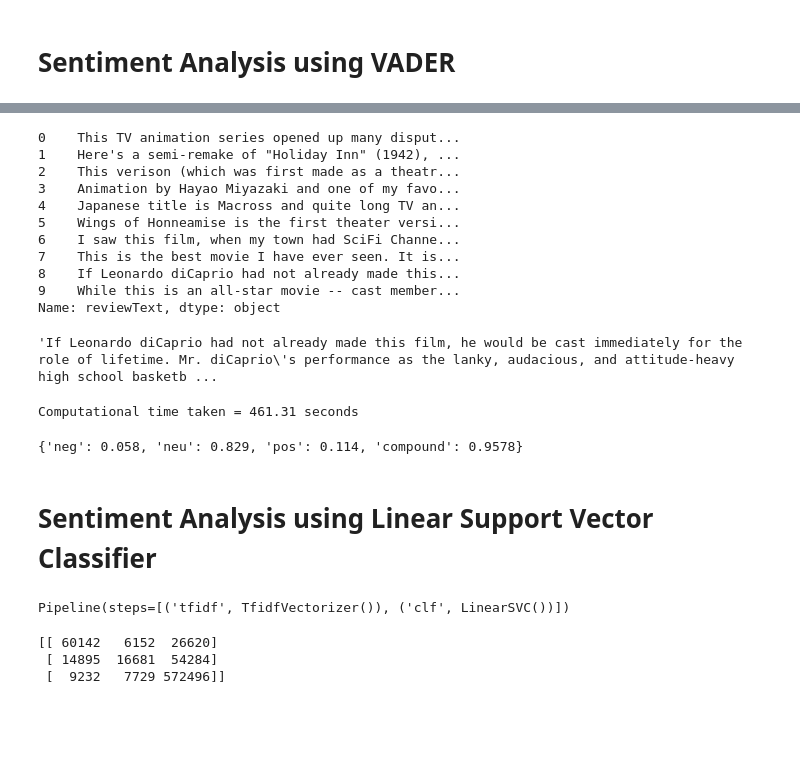
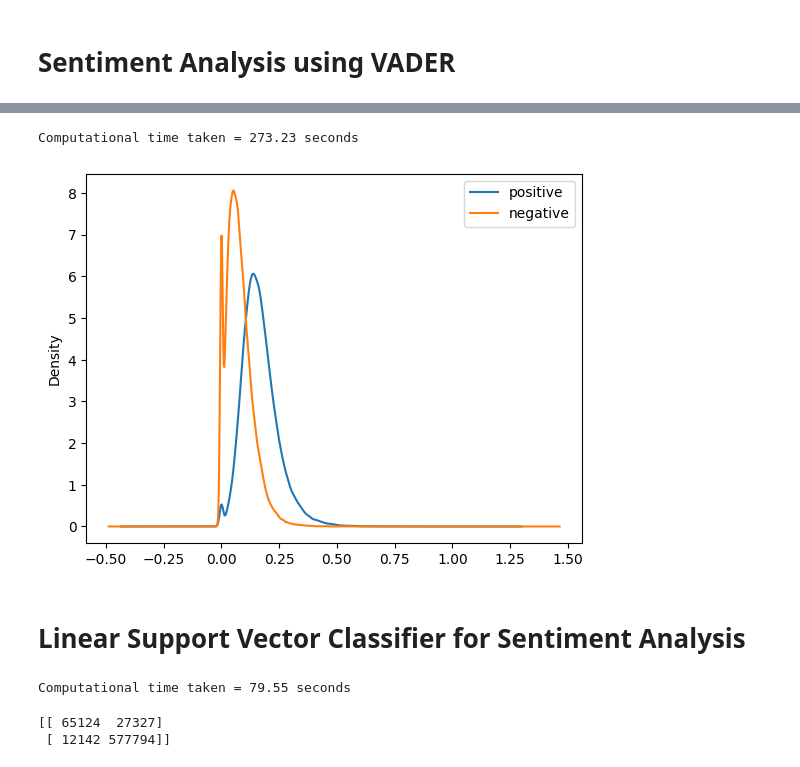
Before and after one commit to BubbleTee97/Time-Series, a Jupyter notebook: xxxv3.ipynb, the cells around one changed output, grey strips where cells are left out. Drawn from its saved outputs; the diff is of its cells as text; code cells hidden in the pictures; blank space fills up the shorter version.

```diff
--- a/xxxv3.ipynb
+++ b/xxxv3.ipynb
@@ -433,41 +450,27 @@ sid = SentimentIntensityAnalyzer()
-# %%
-df_nlp['reviewText'][0:10]
-# %% [output]
-0    This TV animation series opened up many disput...
-1    Here's a semi-remake of "Holiday Inn" (1942), ...
-2    This verison (which was first made as a theatr...
-3    Animation by Hayao Miyazaki and one of my favo...
-4    Japanese title is Macross and quite long TV an...
-5    Wings of Honneamise is the first theater versi...
-6    I saw this film, when my town had SciFi Channe...
-7    This is the best movie I have ever seen. It is...
-8    If Leonardo diCaprio had not already made this...
-9    While this is an all-star movie -- cast member...
-Name: reviewText, dtype: object
-# %%
-df_nlp['reviewText'][8]
-# %% [output]
-'If Leonardo diCaprio had not already made this film, he would be cast immediately for the role of lifetime. Mr. diCaprio\'s performance as the lanky, audacious, and attitude-heavy high school basketb ...
 # %%
-# This cell takes very long to run
+# # This cell takes very long to run
 
-import time
-start_time = time.time()
+# import time
+# start_time = time.time()
 
-# Testing VADER computational time for a subset of 100k reviews from df_nlp
-testingdf = df_nlp['reviewText'][0:100000].apply(lambda review: sid.polarity_scores(review))
+# # Testing VADER computational time for a subset of 100k reviews from df_nlp
+# testingdf = df_nlp['reviewText'][0:100000].apply(lambda review: {'positive': sid.polarity_scores(review)['pos'], 'negative': sid.polarity_scores(review)['neg']} )
 
-end_time = time.time()
-time_taken = round(end_time-start_time,2)
-print(f'Computational time taken = {time_taken} seconds')
+# # convert the resulting series of dictionaries to a dataframe
+# testingdf = pd.DataFrame(testingdf.tolist())
+
+# # plot the distribution of positive and negative sentiment scores
+# testingdf.plot(kind='density')
+
+
+# end_time = time.time()
+# time_taken = round(end_time-start_time,2)
+# print(f'Computational time taken = {time_taken} seconds')
 # %% [output]
-Computational time taken = 461.31 seconds
+Computational time taken = 273.23 seconds
+[figure, added]
-# %%
-testingdf[8]
-# %% [output]
-{'neg': 0.058, 'neu': 0.829, 'pos': 0.114, 'compound': 0.9578}
 # %% [markdown]
-# Sentiment Analysis using Linear Support Vector Classifier
+# Linear Support Vector Classifier for Sentiment Analysis
 # %%
 from sklearn.model_selection import train_test_split
 
@@ -483,9 +486,13 @@ from sklearn.svm import LinearSVC
 text_clf = Pipeline([('tfidf', TfidfVectorizer()),
                      ('clf', LinearSVC()),])
 
-# Feed the training data through the pipeline
-text_clf.fit(X_train, y_train)
+start_time = time.time()
+# Train the model by feeding the text data through the pipeline
+SVC_Model = text_clf.fit(X_train, y_train)
+end_time = time.time()
+time_taken = round(end_time-start_time,2)
+print(f'Computational time taken = {time_taken} seconds')
 # %% [output]
-Pipeline(steps=[('tfidf', TfidfVectorizer()), ('clf', LinearSVC())])
+Computational time taken = 79.55 seconds
 # %%
 # Form a prediction set
@@ -493,8 +500,8 @@ predictions = text_clf.predict(X_test)
 # %%
 # Report the confusion matrix
 from sklearn import metrics
-print(metrics.confusion_matrix(y_test,predictions))
+svc_metrics = metrics.confusion_matrix(y_test,predictions)
+print(svc_metrics)
 # %% [output]
-[[ 60142   6152  26620]
- [ 14895  16681  54284]
- [  9232   7729 572496]]
+[[ 65124  27327]
+ [ 12142 577794]]
```
Also changed, not shown: parts of 39 cells of this notebook, 2 other files.
